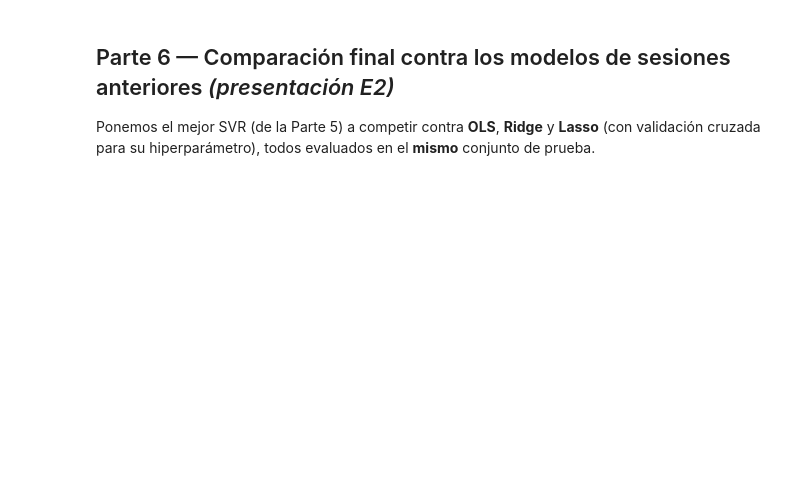
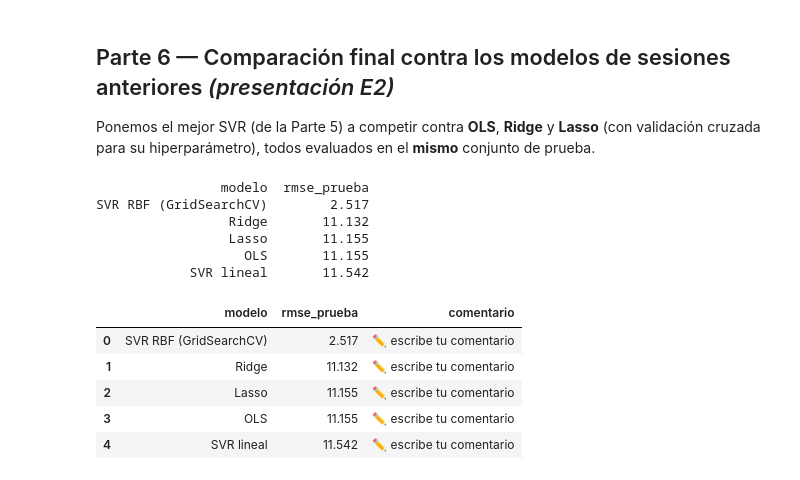
Before and after one commit to galaxiahfast/aprendizaje-supervisado-uady, a Jupyter notebook: z-asistente/plantillas-originales/unidad-02-clase-07-actividad-svr.ipynb, the cells around one changed output. Cells and saved outputs as stored; diff of their text form; code cells hidden in the pictures; blank space fills up the shorter version.

```diff
--- a/z-asistente/plantillas-originales/unidad-02-clase-07-actividad-svr.ipynb
+++ b/z-asistente/plantillas-originales/unidad-02-clase-07-actividad-svr.ipynb
@@ -151,7 +211,7 @@ una rejilla más fina alrededor del óptimo encontrado aquí.
 # %%
 pipe_rbf = make_pipeline(StandardScaler(), SVR(kernel="rbf"))
 malla = {"svr__C": np.logspace(0, 3, 6), "svr__gamma": np.logspace(-2, 1, 6), "svr__epsilon": [0.5, 1.0, 2.0]}
-bus = ...     # ✏️ GridSearchCV(pipe_rbf, malla, cv=kf, scoring="neg_root_mean_squared_error", n_jobs=-1)
+bus = GridSearchCV(pipe_rbf, malla, cv=kf, scoring="neg_root_mean_squared_error", n_jobs=-1)
 bus.fit(Xtr, ytr)
 print("Mejores hiperparámetros:", bus.best_params_)
 print(f"RMSE de validación = {-bus.best_score_:.2f}    RMSE de prueba = {rmse(bus, Xte, yte):.2f}")
@@ -168,23 +238,36 @@ cruzada para su hiperparámetro), todos evaluados en el **mismo** conjunto de pr
 # %%
 modelos6 = {
     "OLS": make_pipeline(StandardScaler(), LinearRegression()),
     "Ridge": make_pipeline(StandardScaler(), RidgeCV(alphas=np.logspace(-2, 4, 50), cv=kf)),
-    "Lasso": ...,     # ✏️ make_pipeline(StandardScaler(), LassoCV(alphas=np.logspace(-3, 2, 60), cv=kf, max_iter=100000))
+    "Lasso": make_pipeline(StandardScaler(), LassoCV(alphas=np.logspace(-3, 2, 60), cv=kf, max_iter=100000)),
     "SVR lineal": make_pipeline(StandardScaler(), SVR(kernel="linear", C=50, epsilon=1.0)),
     "SVR RBF (GridSearchCV)": bus.best_estimator_,
 }
 filas6 = []
 for nombre, m in modelos6.items():
     if nombre != "SVR RBF (GridSearchCV)":
         m.fit(Xtr, ytr)
     filas6.append({"modelo": nombre, "rmse_prueba": round(rmse(m, Xte, yte), 3)})
 comparacion = pd.DataFrame(filas6).sort_values("rmse_prueba").reset_index(drop=True)
 print(comparacion.to_string(index=False))
 
 entregable = comparacion.copy()
 entregable["comentario"] = "✏️ escribe tu comentario"
 entregable.to_csv("entregable_unidad6.csv", index=False)
 entregable
+# %% [output]
+                modelo  rmse_prueba
+SVR RBF (GridSearchCV)        2.517
+                 Ridge       11.132
+                 Lasso       11.155
+                   OLS       11.155
+            SVR lineal       11.542
+|  | modelo | rmse_prueba | comentario |
+| 0 | SVR RBF (GridSearchCV) | 2.517 | ✏️ escribe tu comentario |
+| 1 | Ridge | 11.132 | ✏️ escribe tu comentario |
+| 2 | Lasso | 11.155 | ✏️ escribe tu comentario |
+| 3 | OLS | 11.155 | ✏️ escribe tu comentario |
+| 4 | SVR lineal | 11.542 | ✏️ escribe tu comentario |
 # %% [markdown]
 ✏️ **Pregunta 6.1.** (a) Ordena los modelos de mejor a peor en prueba. ¿Cuánto gana el mejor SVR sobre el mejor modelo lineal (OLS/Ridge/Lasso)? (b) ¿Por qué Ridge y Lasso no logran capturar la curva en U, aunque regularicen bien? (c) Esta comparación viene de **un solo** reparto entrenamiento/prueba: ¿qué harías para confiar más en la diferencia entre SVR y los modelos lineales?
 
```
Also changed, not shown: parts of 28 cells of this notebook, 14 other files.
